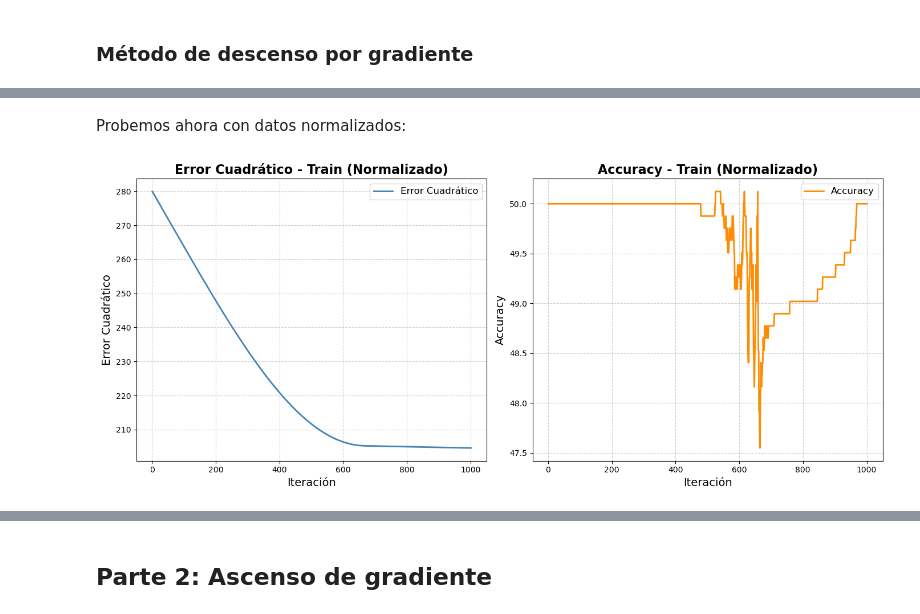
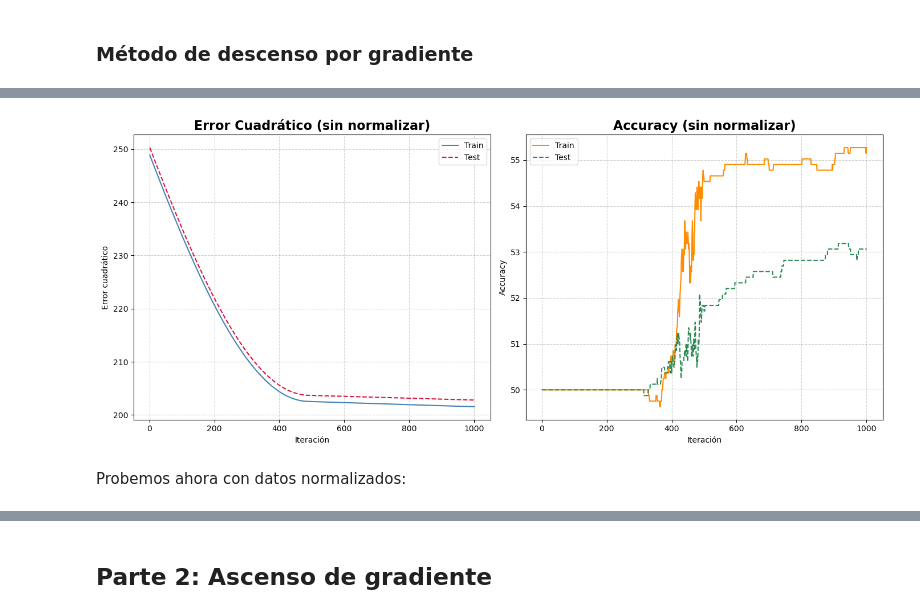
Before and after one commit to seremare9/TP2metodos, a Jupyter notebook: gd.ipynb, the cells around one changed output, grey strips where cells are left out. Saved outputs shown, nothing was run; the diff lists cells and outputs as text; code cells hidden in the pictures.

```diff
--- a/gd.ipynb
+++ b/gd.ipynb
@@ -413,50 +368,31 @@ plt.show()
+# %%
+# SIN NORMALIZAR
+fig, axes = plt.subplots(1, 2, figsize=(14, 6))
+
+# Eje x: iteraciones
+iter_train_no_norm = np.arange(1, len(loss_no_norm_train) + 1)
+
+# --- Error cuadrático sin normalizar ---
+axes[0].plot(iter_train_no_norm, loss_no_norm_train, label='Train', color='steelblue')
+axes[0].plot(iter_train_no_norm, loss_no_norm_test, label='Test', color='crimson', linestyle='--')
+axes[0].set_title('Error Cuadrático (sin normalizar)', fontsize=16, fontweight='bold')
+axes[0].set_xlabel('Iteración')
+axes[0].set_ylabel('Error cuadrático')
+axes[0].legend()
+axes[0].grid(True, linestyle='--', alpha=0.6)
+
+# --- Accuracy sin normalizar ---
+axes[1].plot(iter_train_no_norm, accuracy_no_norm_train, label='Train', color='darkorange')
+axes[1].plot(iter_train_no_norm, accuracy_no_norm_test, label='Test', color='seagreen', linestyle='--')
+axes[1].set_title('Accuracy (sin normalizar)', fontsize=16, fontweight='bold')
+axes[1].set_xlabel('Iteración')
+axes[1].set_ylabel('Accuracy')
+axes[1].legend()
+axes[1].grid(True, linestyle='--', alpha=0.6)
+
+plt.tight_layout()
+plt.show()
+# %% [output]
+[figure, added]
 # %% [markdown]
 Probemos ahora con datos normalizados:
-# %%
-# Para entrenamiento:
-
-w = np.random.uniform(-1, 1, (i_train.shape[1], 1)) * 0.01
-b = np.random.uniform(-1, 1) * 0.01
-alpha = 1e-7
-normalizar = True
-
-w_optimo, b_optimo, valores_loss_train, accuracy_train = gradient_descent(w, b, i_train, d_train, alpha, normalizar)
-
-# Cálculo de TP, TN, FP y FN para ENTRENAMIENTO
-
-z = i_train @ w_optimo + b_optimo
-y_hat = (np.tanh(z) + 1) / 2
-y_hat_labels = (y_hat >= 0.5).astype(int)
-d_true = d_train.astype(int)
-
-TP_desc_train = np.sum((y_hat_labels == 1) & (d_true == 1))
-TN_desc_train = np.sum((y_hat_labels == 0) & (d_true == 0))
-FP_desc_train = np.sum((y_hat_labels == 1) & (d_true == 0))
-FN_desc_train = np.sum((y_hat_labels == 0) & (d_true == 1))
-
-fig, axes = plt.subplots(1, 2, figsize=(14, 6))
-
-# Datos del eje x (iteraciones)
-iteraciones_loss = np.arange(1, len(valores_loss_train) + 1)
-iteraciones_acc = np.arange(1, len(accuracy_train) + 1)
-
-# --- Subgráfico 1: Error Cuadrático ---
-axes[0].plot(np.arange(1, len(valores_loss_train)+1), valores_loss_train, color='steelblue', linewidth=2, label='Error Cuadrático')
-axes[0].set_title('Error Cuadrático - Train (Normalizado)', fontsize=16, fontweight='bold')
-axes[0].set_xlabel('Iteración', fontsize=14)
-axes[0].set_ylabel('Error Cuadrático', fontsize=14)
-axes[0].legend(fontsize=12)
-axes[0].grid(True, linestyle='--', alpha=0.6)
-
-# --- Subgráfico 2: Accuracy ---
-axes[1].plot(np.arange(1, len(accuracy_train)+1), accuracy_train, color='darkorange', linewidth=2, label='Accuracy')
-axes[1].set_title('Accuracy - Train (Normalizado)', fontsize=16, fontweight='bold')
-axes[1].set_xlabel('Iteración', fontsize=14)
-axes[1].set_ylabel('Accuracy', fontsize=14)
-axes[1].legend(fontsize=12)
-axes[1].grid(True, linestyle='--', alpha=0.6)
-
-plt.tight_layout()
-plt.show()
-# %% [output]
-[figure, removed]
```
Also changed, not shown: parts of 15 cells of this notebook.
